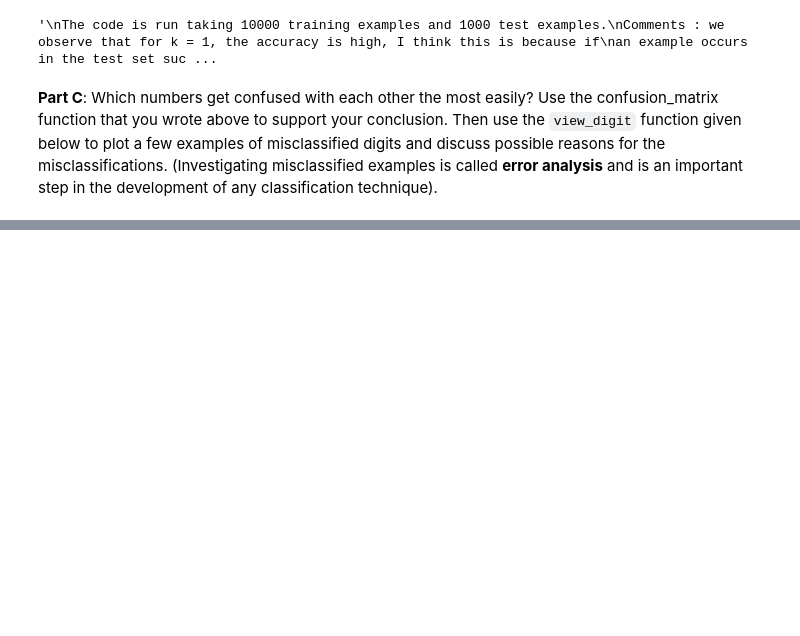
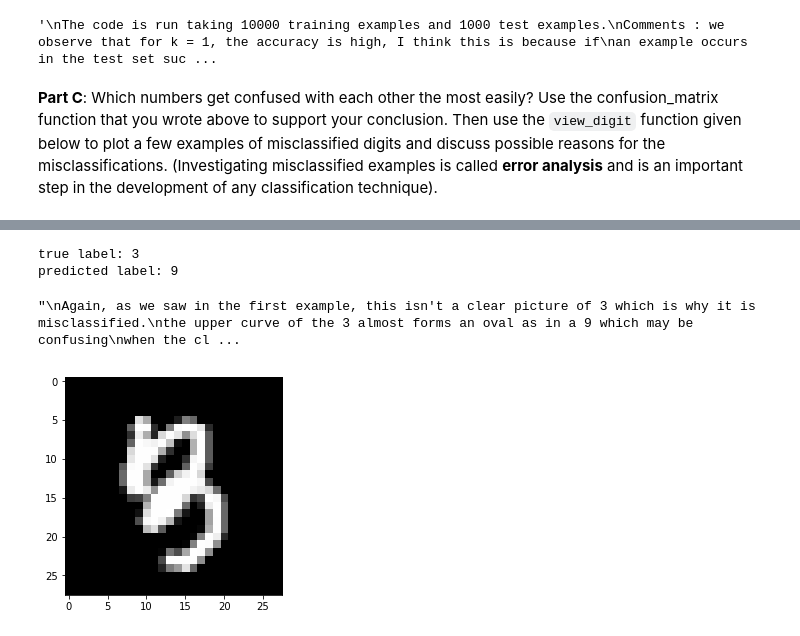
Before and after one commit to AkritiKapur/ml-5622-assignments, a Jupyter notebook: knn/knn.ipynb, the cells around one changed output, grey strips where cells are left out. Saved outputs shown, nothing was run; the diff lists cells and outputs as text; code cells hidden in the pictures; blank space fills up the shorter version.

```diff
--- a/knn/knn.ipynb
+++ b/knn/knn.ipynb
@@ -355,0 +390,14 @@ view_digit(data.train_x[0,:], data.train_y[0])
+# %%
+view_digit(data.test_x[212, :], data.test_y[212])
+print('predicted label: 9')
+
+"""
+Again, as we saw in the first example, this isn't a clear picture of 3 which is why it is misclassified.
+the upper curve of the 3 almost forms an oval as in a 9 which may be confusing
+when the classifier computes the distance (pixel variation) between this data and the training examples.
+"""
+# %% [output]
+true label: 3
+predicted label: 9
+"\nAgain, as we saw in the first example, this isn't a clear picture of 3 which is why it is misclassified.\nthe upper curve of the 3 almost forms an oval as in a 9 which may be confusing\nwhen the cl ...
+[figure, added]
```
Also changed, not shown: parts of 5 cells of this notebook.
